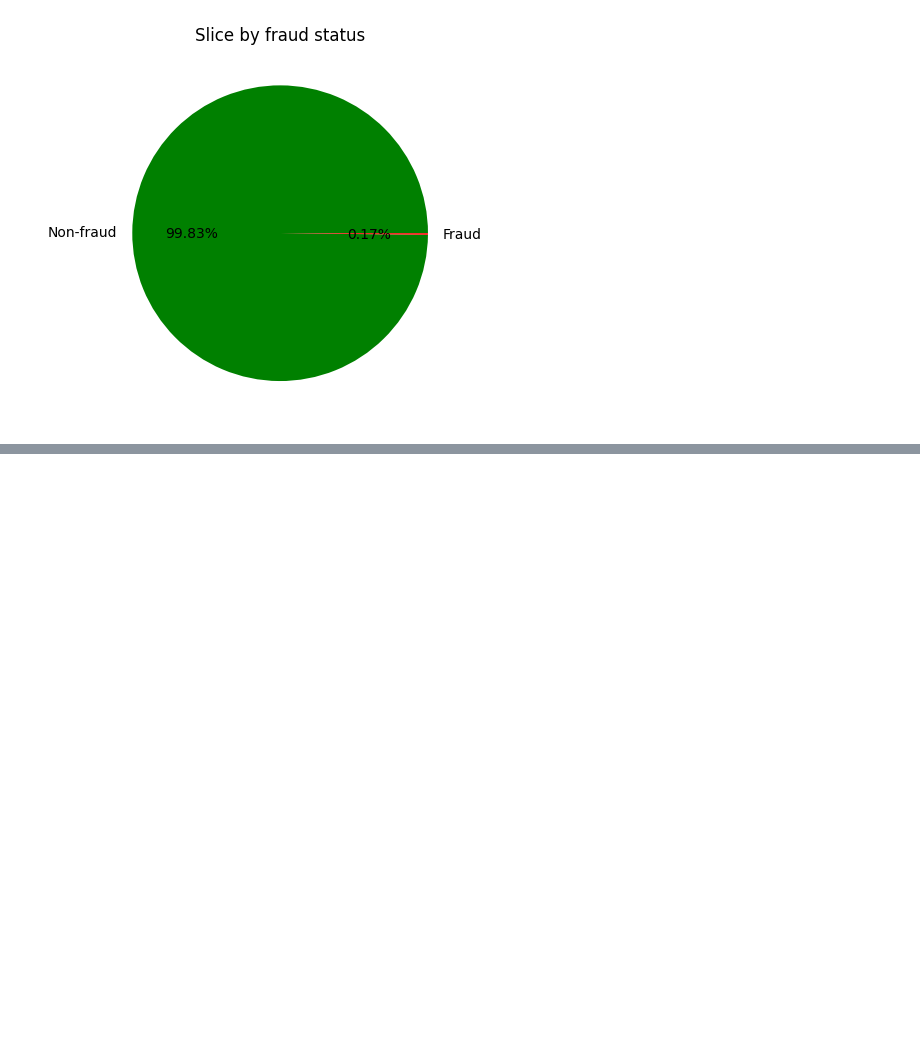
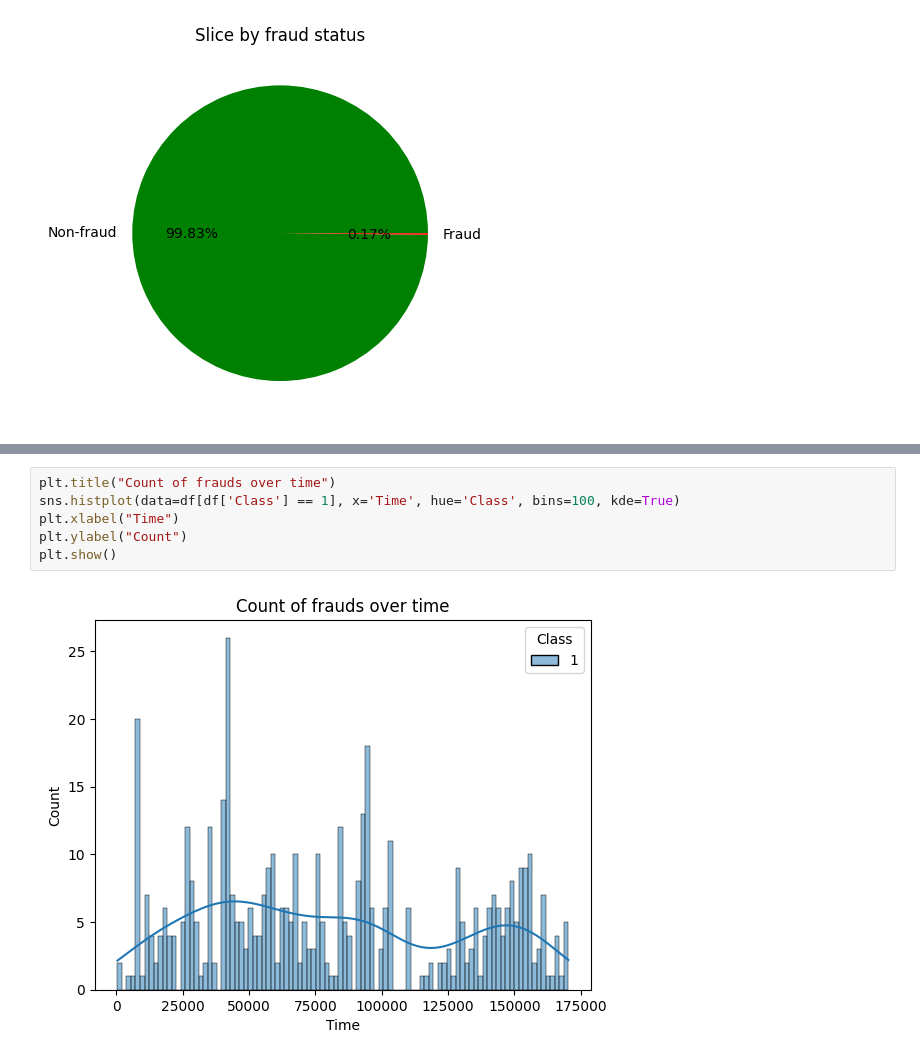
Before and after one commit to idIing/ML-Log, a Jupyter notebook: logistic_regression.ipynb, the cells around one changed output, grey strips where cells are left out. Saved outputs shown, nothing was run; the diff lists cells and outputs as text; blank space fills up the shorter version.

```diff
--- a/logistic_regression.ipynb
+++ b/logistic_regression.ipynb
@@ -198,0 +219,8 @@ plt.show()
+# %%
+plt.title("Count of frauds over time")
+sns.histplot(data=df[df['Class'] == 1], x='Time', hue='Class', bins=100, kde=True)
+plt.xlabel("Time")
+plt.ylabel("Count")
+plt.show()
+# %% [output]
+[figure, added]
```
Also changed, not shown: parts of 28 cells of this notebook.
